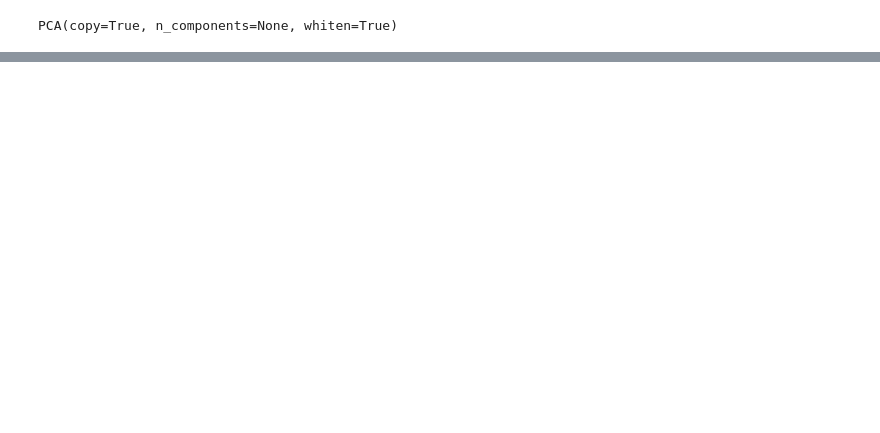
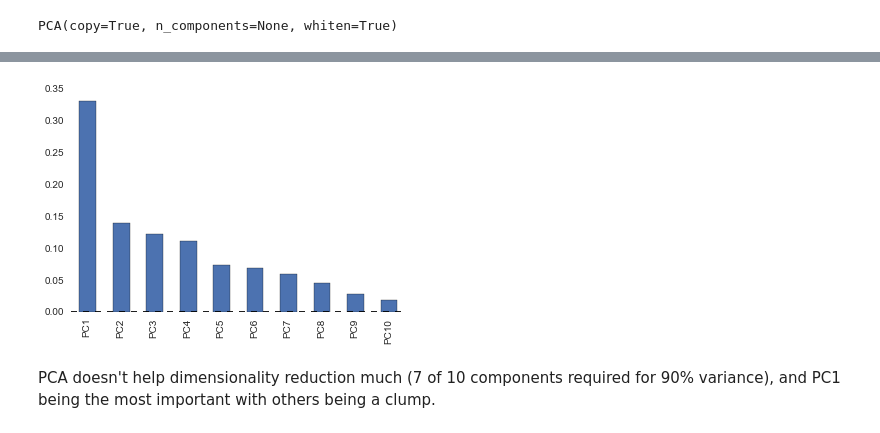
Before and after one commit to selwyth/featurehoods, a Jupyter notebook: work_sql_interface.ipynb, the cells around one changed output, grey strips where cells are left out. Cells and saved outputs as stored; diff of their text form; code cells hidden in the pictures; blank space fills up the shorter version.

```diff
--- a/work_sql_interface.ipynb
+++ b/work_sql_interface.ipynb
@@ -731,6 +802,6 @@ XS = X[(X_scaled.STORIES <= 5) | (X_scaled.TOTAL_UNITS <= 5)]
 from sklearn.decomposition import PCA
 
 pca = PCA(whiten = True)
-pca.fit(XS)
+pca.fit(X_scaled)
 # %% [output]
 PCA(copy=True, n_components=None, whiten=True)
@@ -773,0 +823,7 @@ Imputation
+# %%
+p = pd.DataFrame([pca.explained_variance_ratio_, pca.explained_variance_ratio_.cumsum()],
+             index = ['Variance Ratio', 'Cumulative Variance Ratio'],
+             columns = map('PC{}'.format, range(1, len(pca.components_)+1)))
+p.T['Variance Ratio'].plot(kind = 'bar')
+p
+# %% [output]
@@ -773,0 +833,3 @@ Imputation
+[figure, added]
+# %% [markdown]
+PCA doesn't help dimensionality reduction much (7 of 10 components required for 90% variance), and PC1 being the most important with others being a clump.
```
Also changed, not shown: parts of 30 cells of this notebook.
